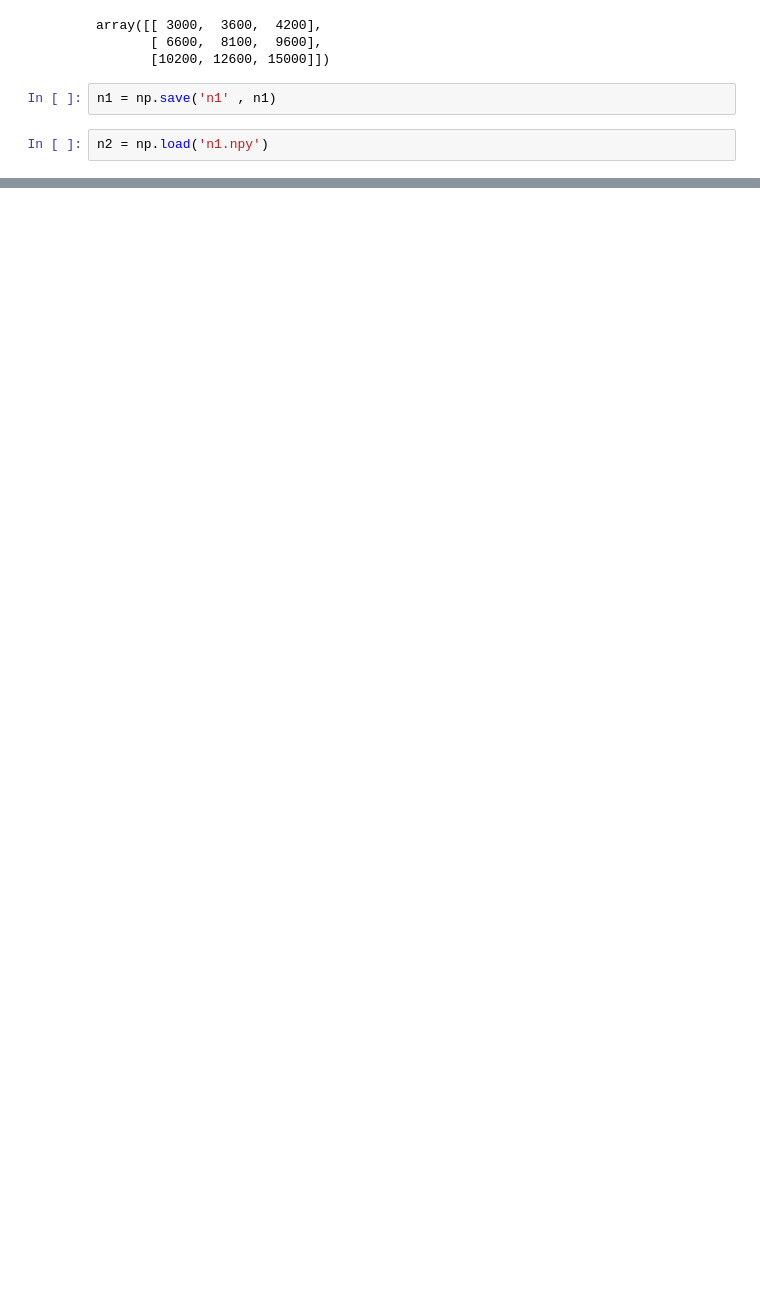
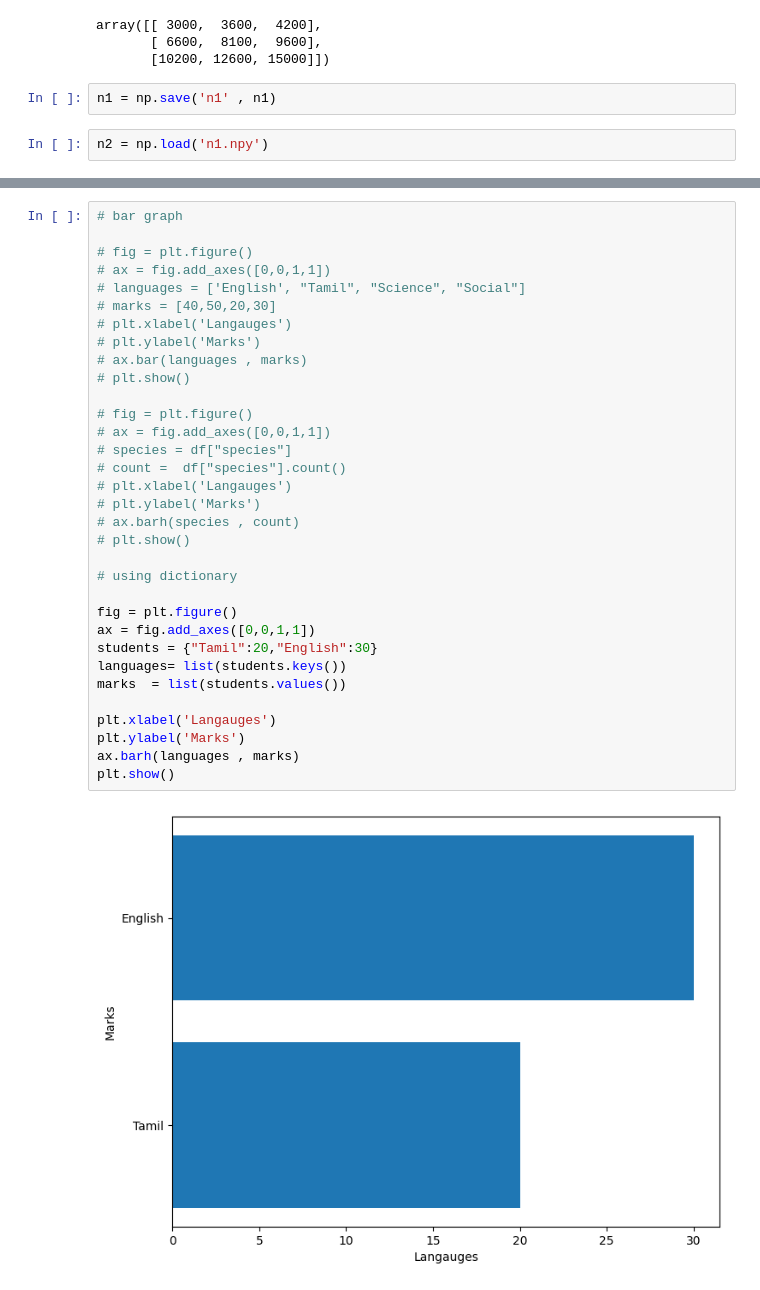
Before and after one commit to Arvin-007Elite/ML-Projects, a Jupyter notebook: Numpy1.ipynb, the cells around one changed output, grey strips where cells are left out. Drawn from its saved outputs; the diff is of its cells as text; blank space fills up the shorter version.

```diff
--- a/Numpy1.ipynb
+++ b/Numpy1.ipynb
@@ -226,0 +308,35 @@ SyntaxError: invalid syntax (<ipython-input-83-0d3dc79357ae>, line 1)
+# %%
+# bar graph
+
+# fig = plt.figure()
+# ax = fig.add_axes([0,0,1,1])
+# languages = ['English', "Tamil", "Science", "Social"]
+# marks = [40,50,20,30]
+# plt.xlabel('Langauges')
+# plt.ylabel('Marks')
+# ax.bar(languages , marks)
+# plt.show()
+
+# fig = plt.figure()
+# ax = fig.add_axes([0,0,1,1])
+# species = df["species"]
+# count =  df["species"].count()
+# plt.xlabel('Langauges')
+# plt.ylabel('Marks')
+# ax.barh(species , count)
+# plt.show()
+
+# using dictionary
+
+fig = plt.figure()
+ax = fig.add_axes([0,0,1,1])
+students = {"Tamil":20,"English":30}
+languages= list(students.keys())
+marks  = list(students.values())
+
+plt.xlabel('Langauges')
+plt.ylabel('Marks')
+ax.barh(languages , marks)
+plt.show()
+# %% [output]
+[figure, added]
```
Also changed, not shown: parts of 27 cells of this notebook.
